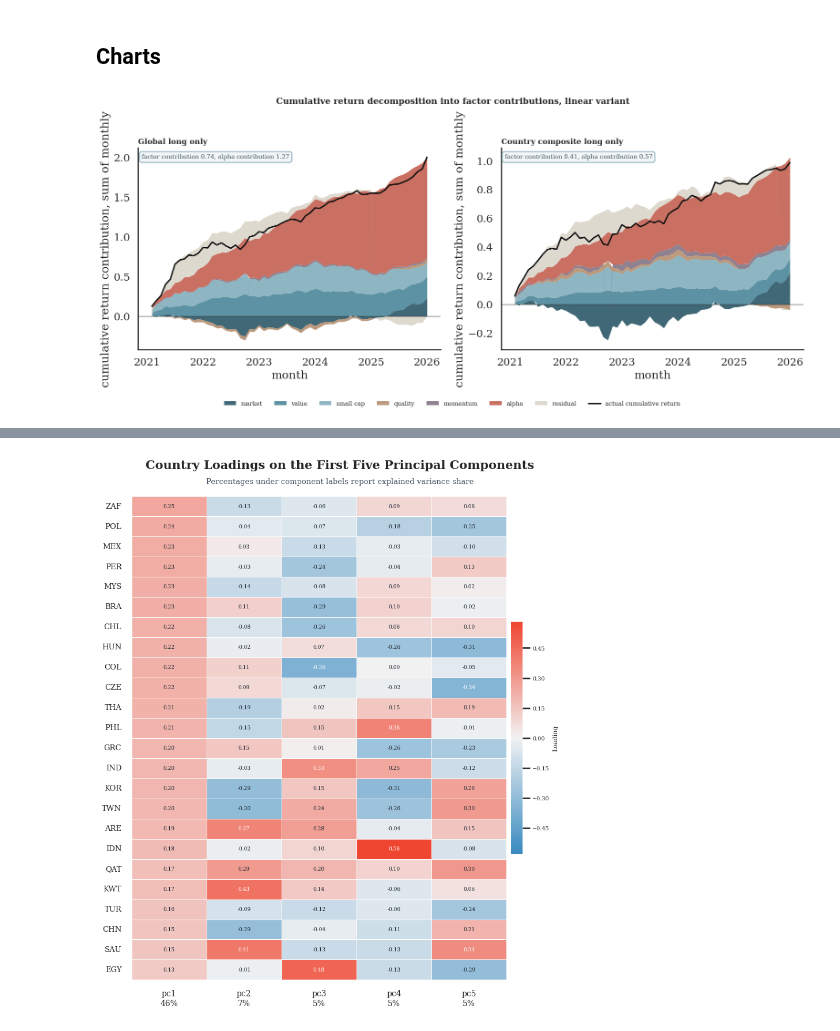
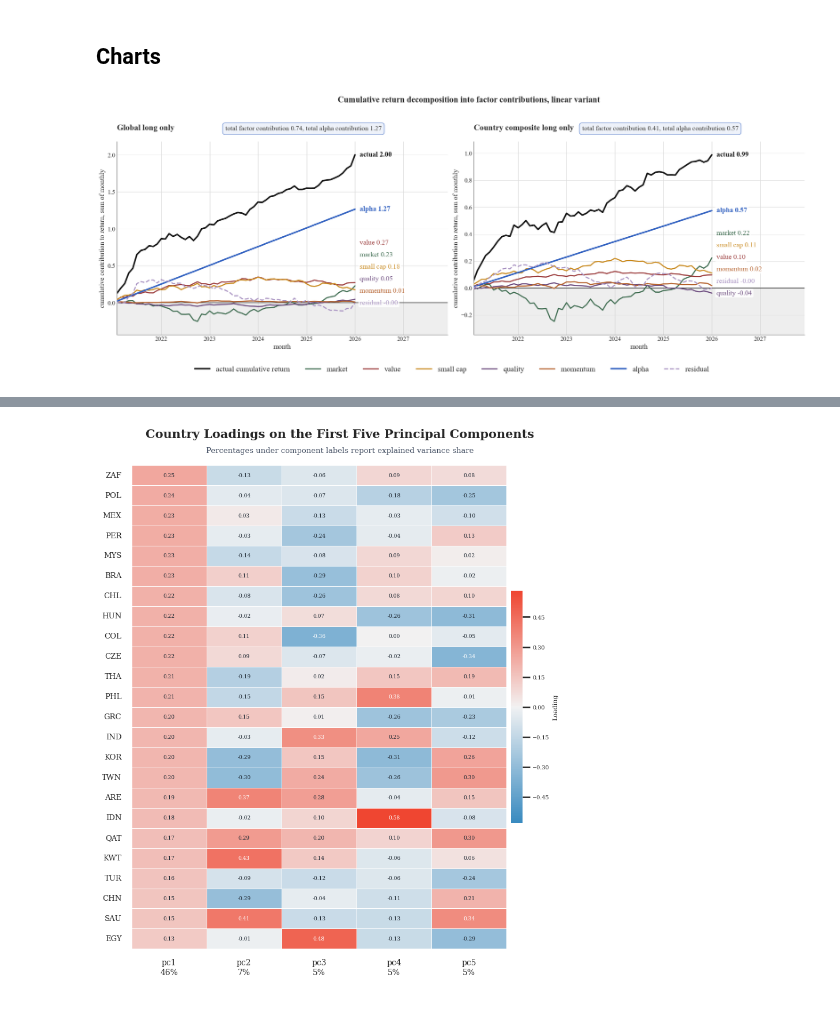
Before and after one commit to Hemasrikar/portfolio-transformers, a Jupyter notebook: notebooks/style_attribution.ipynb, the cells around one changed output, grey strips where cells are left out. Drawn from its saved outputs; the diff is of its cells as text; code cells hidden in the pictures.

Commit message:
modified styling of plots

```diff
--- a/notebooks/style_attribution.ipynb
+++ b/notebooks/style_attribution.ipynb
@@ -525,7 +525,12 @@ regressor  loading  t_stat  p_value
 ## Charts
 # %%
 plot_labels = ["market", "value", "small cap", "quality", "momentum"]
-palette = ["#1f4e5f", "#3f7f93", "#7aa8b8", "#b08968", "#7d6b7d"]
+line_colors = {
+    "market": "#3d6b4f", "value": "#9c3d3d",
+    "small cap": "#c98a1f", "quality": "#6b4a7d",
+    "momentum": "#b5622e", "alpha": "#3060c0",
+    "residual": "#a993c2"
+}
 strategy_titles = {
     "long_only": "Global long only",
     "country_composite_long_only": "Country composite long only"
@@ -536,64 +541,98 @@ for variant in variants:
     if not runs:
         continue
 
-    fig, axes = plt.subplots(1, len(runs), figsize = (8 * len(runs), 7), squeeze = False)
+    fig, axes = plt.subplots(1, len(runs), figsize = (10.4 * len(runs), 8.7), squeeze = False)
     axes = axes[0]
 
     for ax, run in zip(axes, runs):
         merged = run["merged"]
         results = run["results"]
 
         # each factor contributes its loading multiplied by that factor realised
         # return, the intercept contributes a constant every month, and the residual
-        # is carried explicitly so the bands sum to the realised return exactly
+        # is carried explicitly so the components sum to the realised return exactly
         contributions = pd.DataFrame(index = merged.index)
         for col, label in zip(factor_cols, plot_labels):
             contributions[label] = results.params[col] * merged[col]
         contributions["alpha"] = results.params["const"]
         contributions["residual"] = results.resid
 
         cumulative = contributions.cumsum()
         timestamps = cumulative.index.to_timestamp()
 
-        # positive and negative contributions are stacked away from zero separately
-        positive_base = np.zeros(len(cumulative))
-        negative_base = np.zeros(len(cumulative))
-        stack_labels = plot_labels + ["alpha", "residual"]
-        stack_colors = palette + ["#c05746", "#d9d3c7"]
+        actual = merged["portfolio_return"].cumsum()
+        ax.plot(timestamps, actual.values, color = "#111111", linewidth = 3.1,
+                label = "actual cumulative return", zorder = 5)
 
-        for label, colour in zip(stack_labels, stack_colors):
+        # each component is drawn from zero rather than stacked, so its sign and
+        # magnitude can be read directly against the zero line
+        series_labels = plot_labels + ["alpha", "residual"]
+        for label in series_labels:
             values = cumulative[label].values
-            base = np.where(values >= 0, positive_base, negative_base)
-            ax.fill_between(timestamps, base, base + values, color = colour,
-                            alpha = 0.85, linewidth = 0, label = label)
-            positive_base = positive_base + np.where(values >= 0, values, 0)
-            negative_base = negative_base + np.where(values < 0, values, 0)
+            style = "dashed" if label == "residual" else "solid"
+            width = 3.1 if label == "alpha" else 2.3
+            ax.plot(timestamps, values, color = line_colors[label], linewidth = width,
+                    linestyle = style, label = label, zorder = 4)
 
-        actual = merged["portfolio_return"].cumsum()
-        ax.plot(timestamps, actual.values, color = "#111111", linewidth = 2.2,
-                label = "actual cumulative return")
+        # plain light grey marks the negative half plane only
+        ax.axhspan(-1e6, 0, color = "#c9c9c9", alpha = 0.30, zorder = 0)
+        ax.axhline(0, color = "#333333", linewidth = 1.4, zorder = 1)
 
-        ax.axhline(0, color = "#333333", linewidth = 1)
-        ax.set_title(strategy_titles.get(run["strategy"], run["strategy"]),
-                     fontsize = 12, fontweight = "bold", loc = "left")
-        ax.set_ylabel("cumulative return contribution, sum of monthly")
-        ax.set_xlabel("month")
+        span = cumulative[series_labels].values
+        low = min(span.min(), actual.min(), 0)
+        high = max(span.max(), actual.max())
+        pad = (high - low) * 0.08
+        ax.set_ylim(low - pad, high + pad)
+        ax.set_xlim(timestamps[0], timestamps[-1] + pd.Timedelta(days = 700))
+
+        # label each series at its final value, nudged apart vertically where several
+        # series end close together, so no label is hidden behind another
+        final_points = [(label, cumulative[label].iloc[-1]) for label in series_labels]
+        final_points.append(("actual", actual.iloc[-1]))
+        final_points.sort(key = lambda pair: pair[1])
+        min_gap = (high - low + 2 * pad) * 0.062
+        placed = []
+        for label, value in final_points:
+            position = value
+            if placed and position - placed[-1][1] < min_gap:
+                position = placed[-1][1] + min_gap
+            placed.append((label, position, value))
+        for label, position, value in placed:
+            colour = "#111111" if label == "actual" else line_colors[label]
+            weight = "bold" if label in ("actual", "alpha") else "normal"
+            ax.annotate(f"{label} {value:.2f}", xy = (timestamps[-1], position),
+                        xytext = (10, 0), textcoords = "offset points",
+                        fontsize = 14.5, color = colour, va = "center", fontweight = weight,
+                        bbox = dict(boxstyle = "round,pad=0.2", facecolor = "white",
+                                    edgecolor = "none", alpha = 0.85))
+
+        # title and totals box sit on the same row above the axes, placed by
+        # explicit axes fraction coordinates, title left aligned, box right aligned
+        ax.text(0.0, 1.05, strategy_titles.get(run["strategy"], run["strategy"]),
+                transform = ax.transAxes, ha = "left", va = "bottom",
+                fontsize = 17, fontweight = "bold")
+        ax.tick_params(labelsize = 13)
+        ax.set_ylabel("cumulative contribution to return, sum of monthly", fontsize = 14.5)
+        ax.set_xlabel("month", fontsize = 14.5)
+        ax.grid(axis = "y", color = "#dddddd", linewidth = 0.8, zorder = 0)
+        ax.set_axisbelow(True)
         ax.spines["top"].set_visible(False)
         ax.spines["right"].set_visible(False)
 
         total_factor = contributions[plot_labels].sum().sum()
         total_alpha = contributions["alpha"].sum()
-        ax.text(0.012, 0.97,
-                f"factor contribution {total_factor:.2f}, alpha contribution {total_alpha:.2f}",
-                transform = ax.transAxes, va = "top", fontsize = 9.5, color = "#2f4f5a",
-                bbox = dict(boxstyle = "round,pad=0.4", facecolor = "#f3f5f6", edgecolor = "#8fb3bf"))
+        ax.text(0.8, 1.05,
+                f"total factor contribution {total_factor:.2f}, total alpha contribution {total_alpha:.2f}",
+                transform = ax.transAxes, ha = "right", va = "bottom", fontsize = 14, color = "#333333",
+                bbox = dict(boxstyle = "round,pad=0.4", facecolor = "#eef2fa", edgecolor = "#3060c0"))
 
     handles, labels = axes[0].get_legend_handles_labels()
-    fig.legend(handles, labels, loc = "lower center", ncol = 8, frameon = False, fontsize = 9.5)
+    fig.legend(handles, labels, loc = "lower center", ncol = len(handles), frameon = False, fontsize = 16)
     fig.suptitle(f"Cumulative return decomposition into factor contributions, {variant} variant",
-                 fontsize = 13.5, fontweight = "bold")
-    fig.tight_layout(rect = [0, 0.055, 1, 0.955])
+             fontsize = 17.5, fontweight = "bold",
+             x= 0.34, y = 0.95, ha = "left")
+    fig.tight_layout(rect = [0, 0.085, 1, 0.92])
     fig.savefig(plots_dir / f"factor_contribution_{variant}.png", dpi = 150)
     plt.show()
 # %% [output]
-[figure, old version]
+[figure, new version]
```
Also changed, not shown: parts of 2 cells of this notebook, 10 other files.
